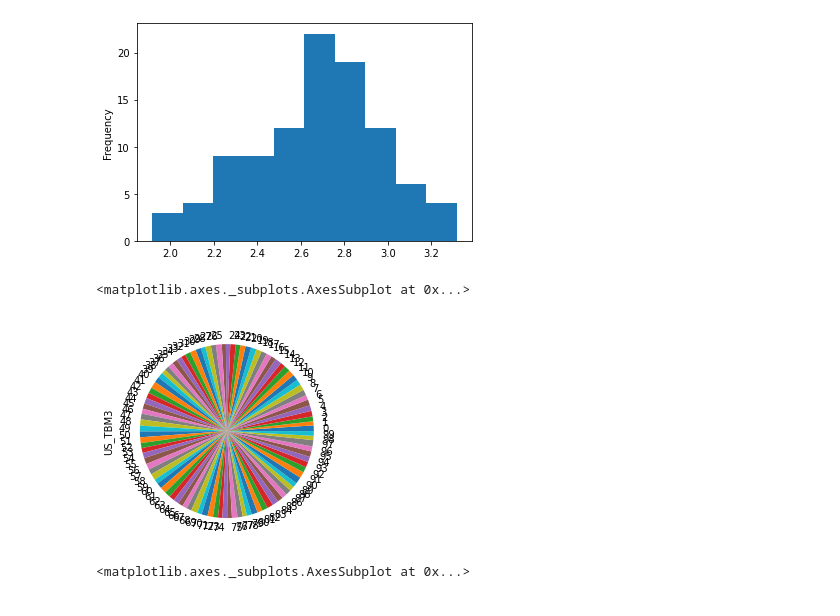
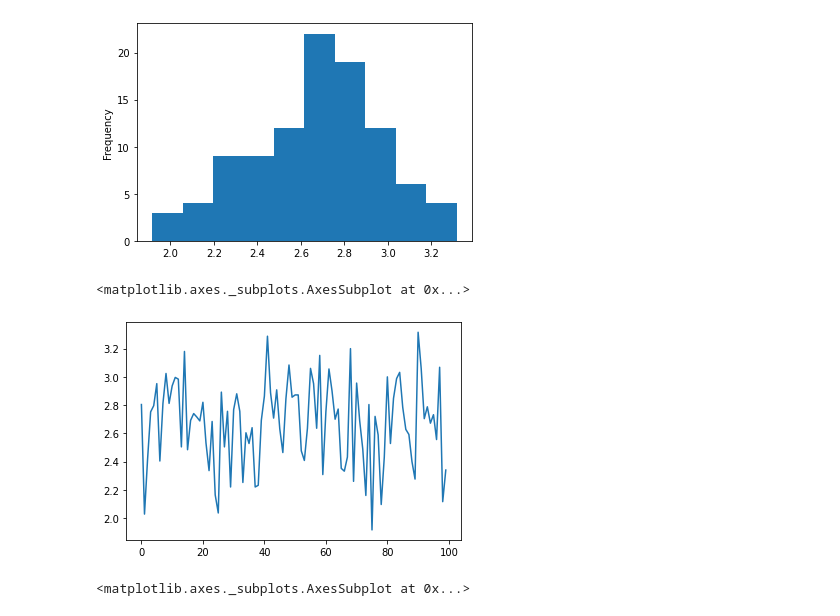
Before and after one commit to PhamBaVuong/DataAnalysisDeepLearning, a Jupyter notebook: Lab02.ipynb, the cells around one changed output. Saved outputs shown, nothing was run; the diff lists cells and outputs as text; code cells hidden in the pictures.

```diff
--- a/Lab02.ipynb
+++ b/Lab02.ipynb
@@ -460,10 +454,10 @@ dlxtdh['US_TBM3'].plot.hist()
 <matplotlib.axes._subplots.AxesSubplot at 0x...>
 [figure]
 # %%
-dlxtdh['US_TBM3'].plot.pie()
+dlxtdh['US_TBM3'].plot.line()
 # %% [output]
 <matplotlib.axes._subplots.AxesSubplot at 0x...>
-[figure, old version]
+[figure, new version]
 # %%
 dlxtdh['US_TBM3'].plot.area()
 # %% [output]
```
Also changed, not shown: parts of 65 cells of this notebook.
